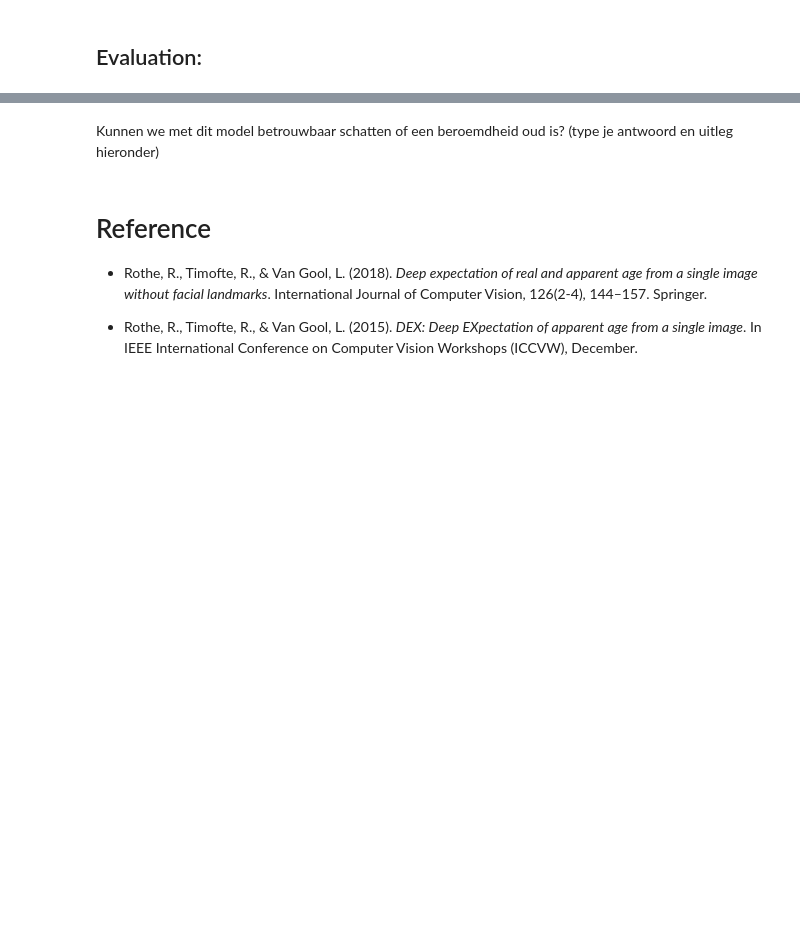
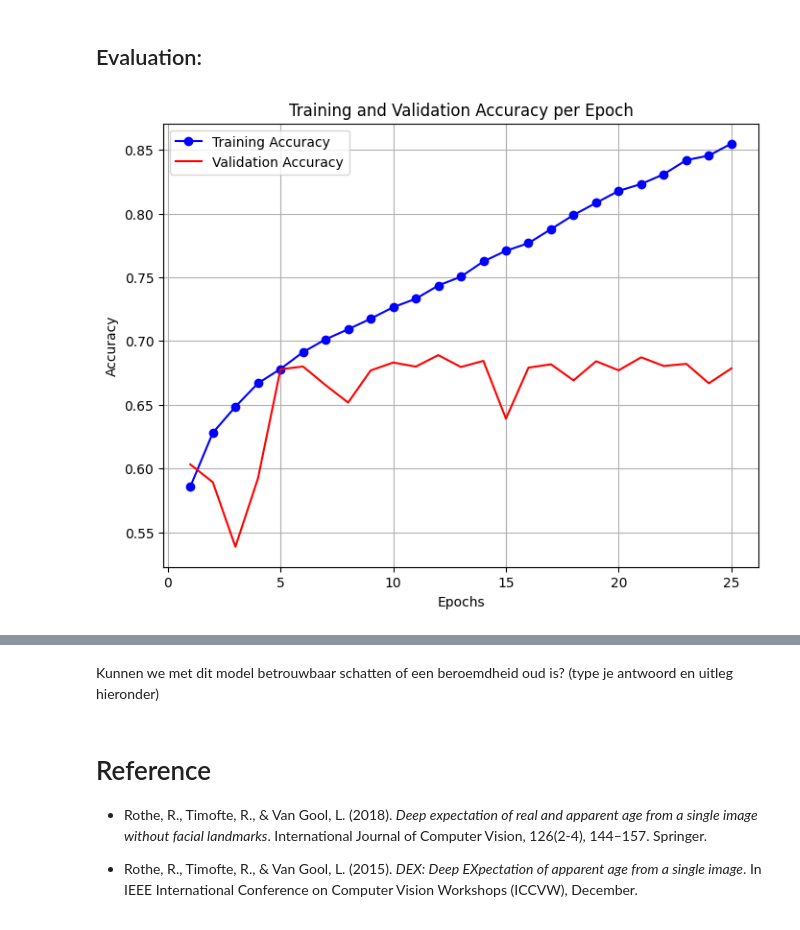
Before and after one commit to EsmeeK1/MachineLearning, a Jupyter notebook: thema's/neurale_netwerken/Old or not (studenten).ipynb, the cells around one changed output, grey strips where cells are left out. Saved outputs shown, nothing was run; the diff lists cells and outputs as text; code cells hidden in the pictures; blank space fills up the shorter version.

Commit message:
huiswerk (1 model)

```diff
--- a/thema's/neurale_netwerken/Old or not (studenten).ipynb
+++ b/thema's/neurale_netwerken/Old or not (studenten).ipynb
@@ -623,0 +626,4 @@ Deze code voert de volgende taken uit:
+# %%
+# Normaliseren van de afbeeldingen naar waarden tussen 0 en 1
+train_images = train_images.astype("float32") / 255
+test_images = test_images.astype("float32") / 255
@@ -623,0 +674,11 @@ Deze code voert de volgende taken uit:
+# %%
+# Compileren van het model met optimizer, loss en metrics
+model1.compile(optimizer="ADAM",
+             loss="binary_crossentropy",
+             metrics=["accuracy"])
+# %%
+# Model trainen voor 25 epochs
+history = model1.fit(train_images, train_labels,
+                    epochs=25,
+                    batch_size=32,
+                    validation_data=(test_images, test_labels))
@@ -624,2 +703,24 @@ Deze code voert de volgende taken uit:
 # %% [markdown]
 ## Evaluation:
+# %%
+#plot de accuracy en validated accuracy (10 min)
+
+# Extractie van de accuracies uit de history variabele
+acc = history.history['accuracy']
+val_acc = history.history['val_accuracy']
+
+# Aantal epochs bepalen
+epochs = range(1, len(acc) + 1)
+
+# Plotten van de trainingsnauwkeurigheid en de validatienauwkeurigheid
+plt.figure(figsize=(8, 6))
+plt.plot(epochs, acc, 'bo-', label='Training Accuracy')
+plt.plot(epochs, val_acc, 'r-', label='Validation Accuracy')
+plt.title('Training and Validation Accuracy per Epoch')
+plt.xlabel('Epochs')
+plt.ylabel('Accuracy')
+plt.legend()
+plt.grid(True)
+plt.show()
+# %% [output]
+[figure, added]
```
Also changed, not shown: parts of 12 cells of this notebook.
